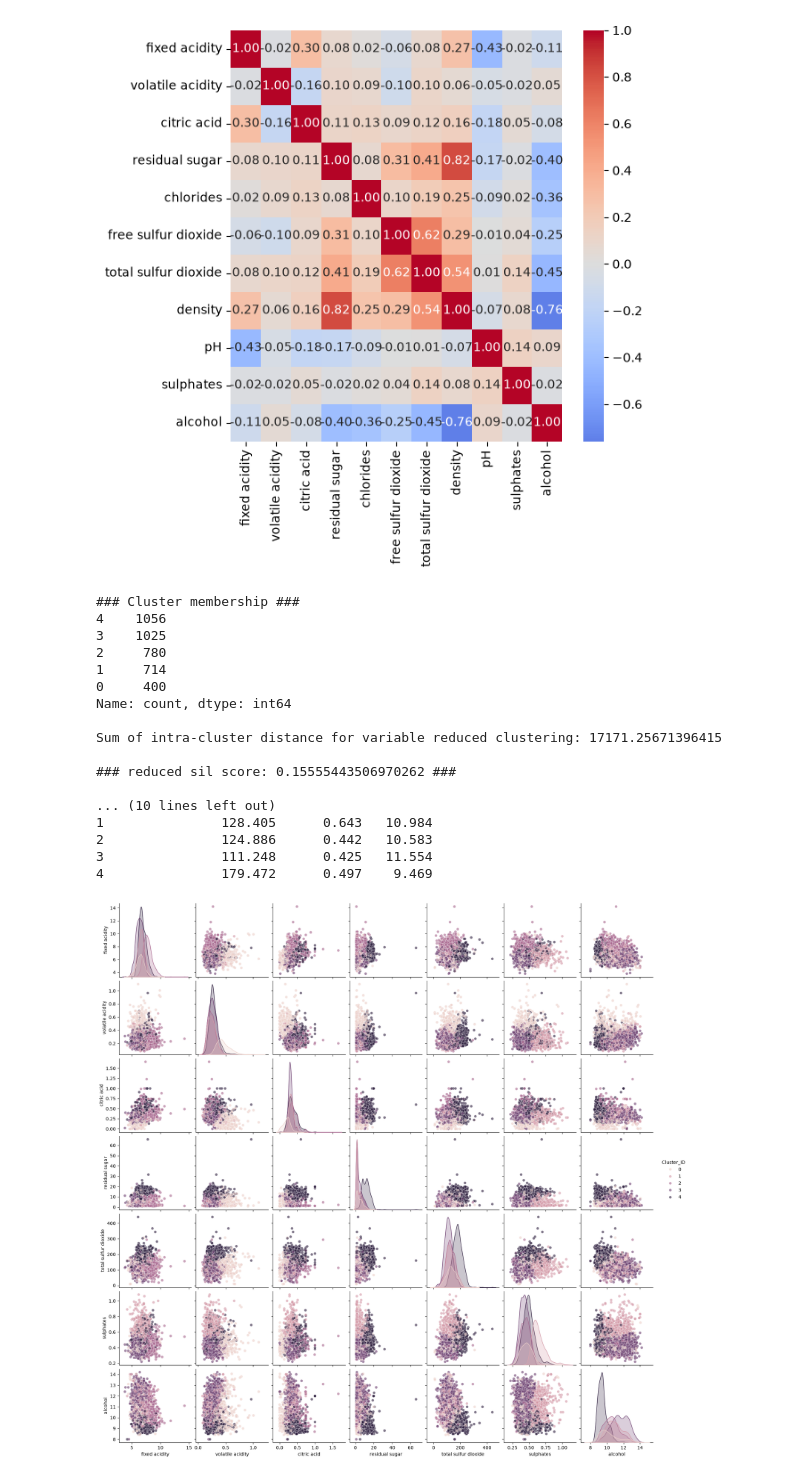
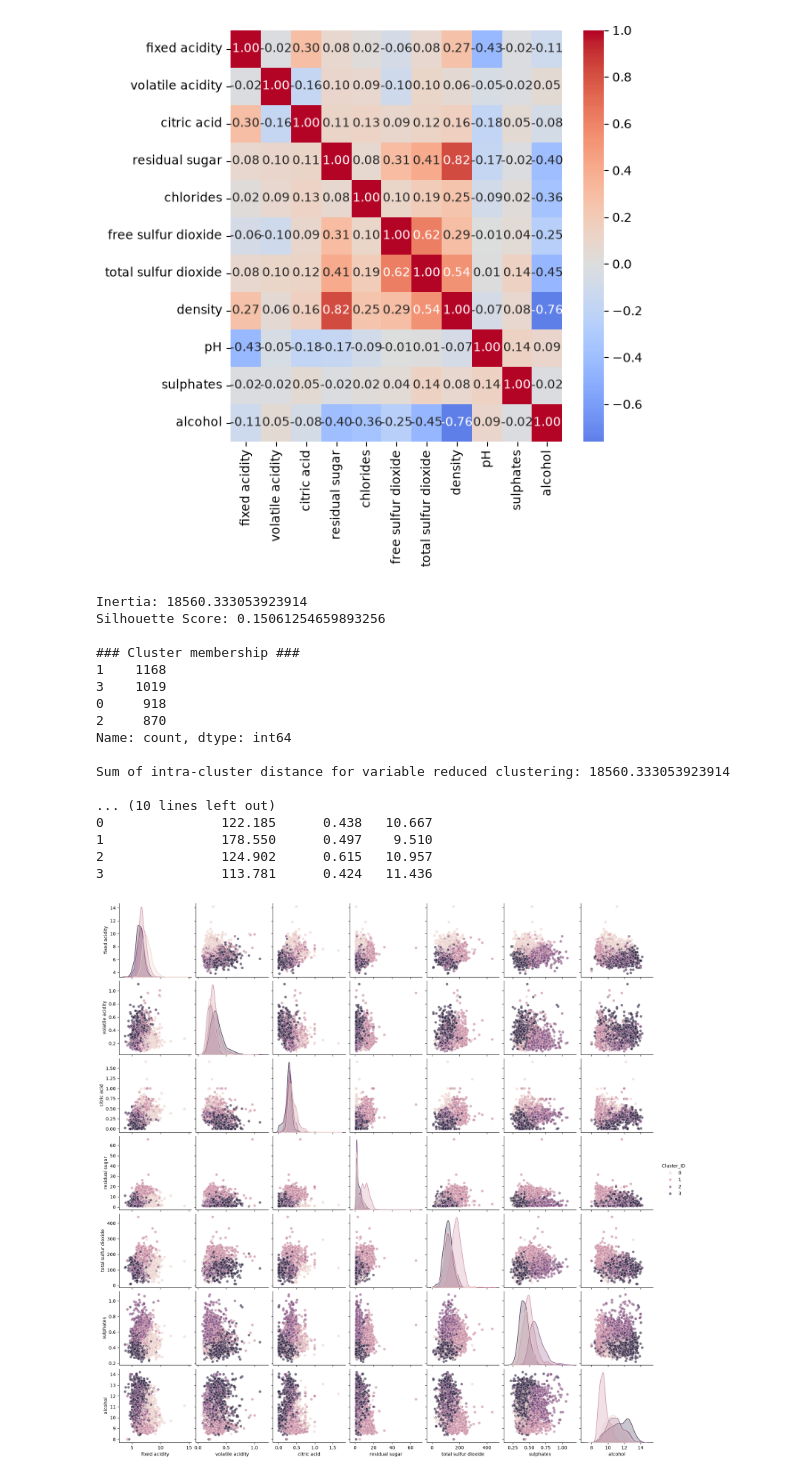
Before and after one commit to TankEngineTom/assessment2_CAB330, a Jupyter notebook: ass2_task1.ipynb, the cells around one changed output. Drawn from its saved outputs; the diff is of its cells as text; code cells hidden in the pictures.

```diff
--- a/ass2_task1.ipynb
+++ b/ass2_task1.ipynb
@@ -308,52 +308,60 @@ alcohol                   -0.110727          0.047443    -0.076941
 [figure]
 # %%
 # section 4
+
 df2 = df2.astype(float)
 X_2 = df2.values
+
 scaler2 = StandardScaler()
 X_2 = scaler2.fit_transform(df2)
-reduced_model = KMeans(n_clusters=5, n_init=12, random_state=rs)
+
+reduced_model = KMeans(n_clusters=4, n_init=12, random_state=rs)
 reduced_model.fit(X_2)
+
+labels = reduced_model.labels_
 reduced_sil = silhouette_score(X_2, labels)
+
+print("Inertia:", reduced_model.inertia_)
+print("Silhouette Score:", reduced_sil)
 
 
 print("\n### Cluster membership ###")
 labels = reduced_model.labels_
 print(pd.Series(labels).value_counts())
 
 print("\nSum of intra-cluster distance for variable reduced clustering:", reduced_model.inertia_)
 print(f"\n### reduced sil score: {reduced_sil} ###")
 
 print("\n### Centroid locations for variable reduced cluster ###")
 cent_original = scaler2.inverse_transform(reduced_model.cluster_centers_)
 centroid_df = pd.DataFrame(cent_original, columns=df2.columns)
 print(centroid_df.round(3))
 
 
 df2['Cluster_ID'] = labels
 cluster_g = sns.pairplot(df2, hue='Cluster_ID', plot_kws={'alpha': 0.6})
 plt.savefig('pairwise.png', dpi=300, bbox_inches='tight')
 plt.show()
 df2.drop('Cluster_ID', axis=1, inplace=True)
 # %% [output]
+Inertia: 18560.333053923914
+Silhouette Score: 0.15061254659893256
+
 ### Cluster membership ###
-4    1056
-3    1025
-2     780
-1     714
-0     400
+1    1168
+3    1019
+0     918
+2     870
 Name: count, dtype: int64
 
-Sum of intra-cluster distance for variable reduced clustering: 17171.25671396415
-
-### reduced sil score: 0.15555443506970262 ###
+Sum of intra-cluster distance for variable reduced clustering: 18560.333053923914
 
 ... (10 lines left out)
-1               128.405      0.643   10.984
-2               124.886      0.442   10.583
-3               111.248      0.425   11.554
-4               179.472      0.497    9.469
+0               122.185      0.438   10.667
+1               178.550      0.497    9.510
+2               124.902      0.615   10.957
+3               113.781      0.424   11.436
-[figure, old version]
+[figure, new version]
 # %%
 # use sklearn
 from sklearn.preprocessing import StandardScaler, MinMaxScaler
```
Also changed, not shown: parts of 2 cells of this notebook, 6 other files.
